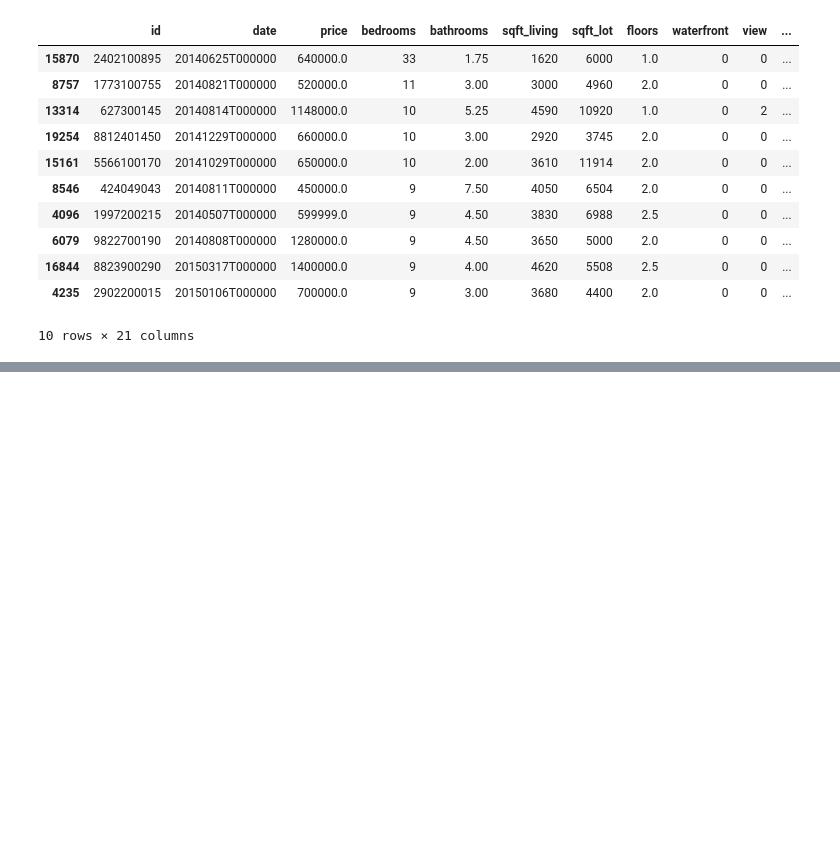
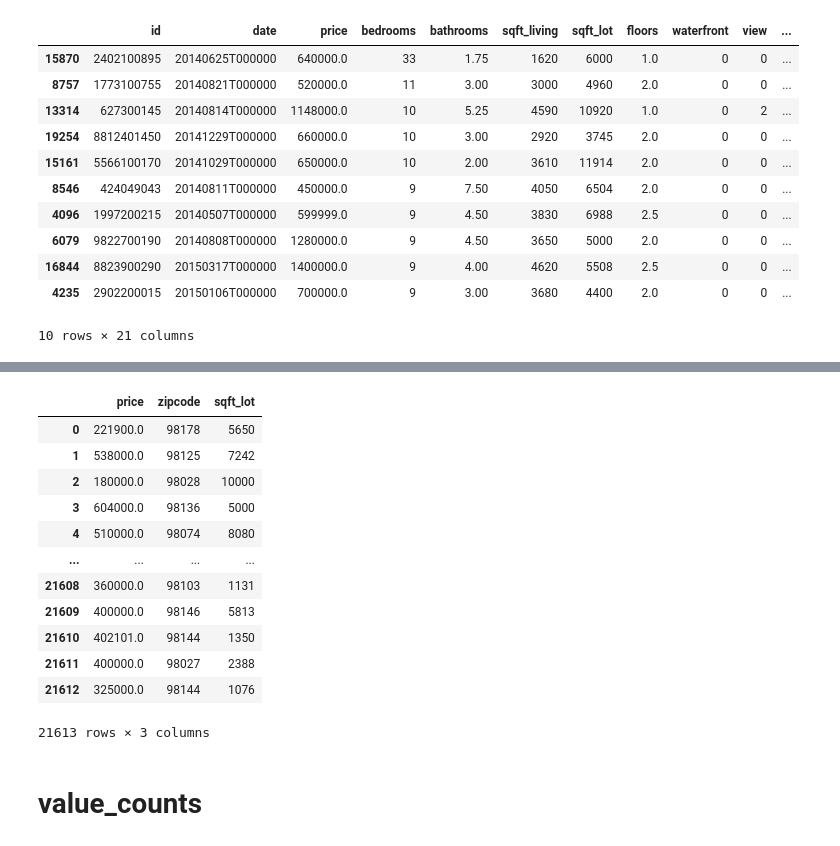
Before and after one commit to the-javascript-jedi/python-projects, a Jupyter notebook: colt-steele/data-analysis-visualization/s_6_column_and_series/s_6_3_nlargest_and_nsmallest.ipynb, the cells around one changed output, grey strips where cells are left out. Saved outputs shown, nothing was run; the diff lists cells and outputs as text; code cells hidden in the pictures; blank space fills up the shorter version.

```diff
--- a/colt-steele/data-analysis-visualization/s_6_column_and_series/s_6_3_nlargest_and_nsmallest.ipynb
+++ b/colt-steele/data-analysis-visualization/s_6_column_and_series/s_6_3_nlargest_and_nsmallest.ipynb
@@ -127,0 +205,20 @@ houses.nlargest(10,["bedrooms","bathrooms"])
+# %%
+# another way of passing multiple columns
+cols=["price","zipcode","sqft_lot"]
+houses[cols]
+# %% [output]
+|  | price | zipcode | sqft_lot |
+| 0 | 221900.0 | 98178 | 5650 |
+| 1 | 538000.0 | 98125 | 7242 |
+| 2 | 180000.0 | 98028 | 10000 |
+| 3 | 604000.0 | 98136 | 5000 |
+| 4 | 510000.0 | 98074 | 8080 |
+| ... | ... | ... | ... |
+| 21608 | 360000.0 | 98103 | 1131 |
+| 21609 | 400000.0 | 98146 | 5813 |
+| 21610 | 402101.0 | 98144 | 1350 |
+| 21611 | 400000.0 | 98027 | 2388 |
+| 21612 | 325000.0 | 98144 | 1076 |
+21613 rows × 3 columns
+# %% [markdown]
+# value_counts
```
Also changed, not shown: parts of 20 cells of this notebook.
